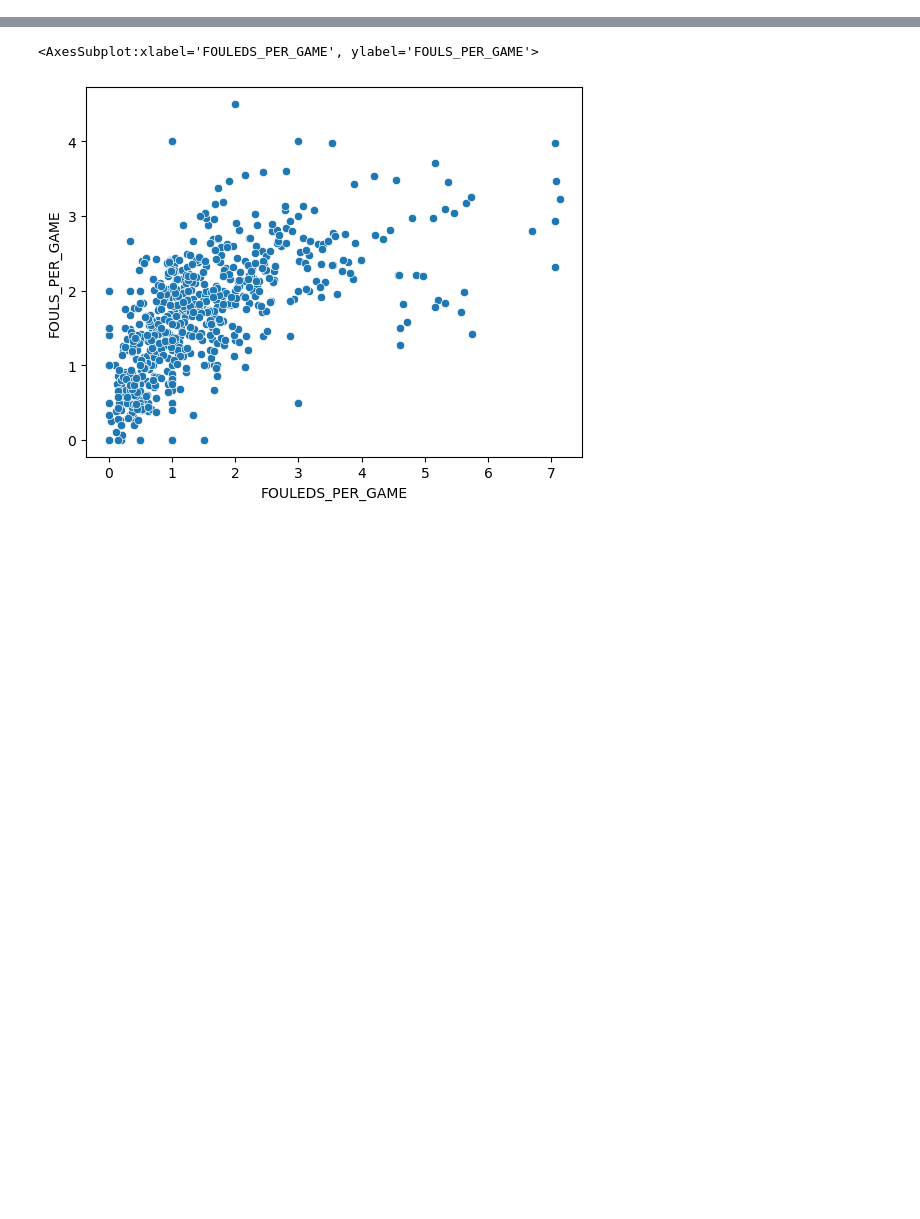
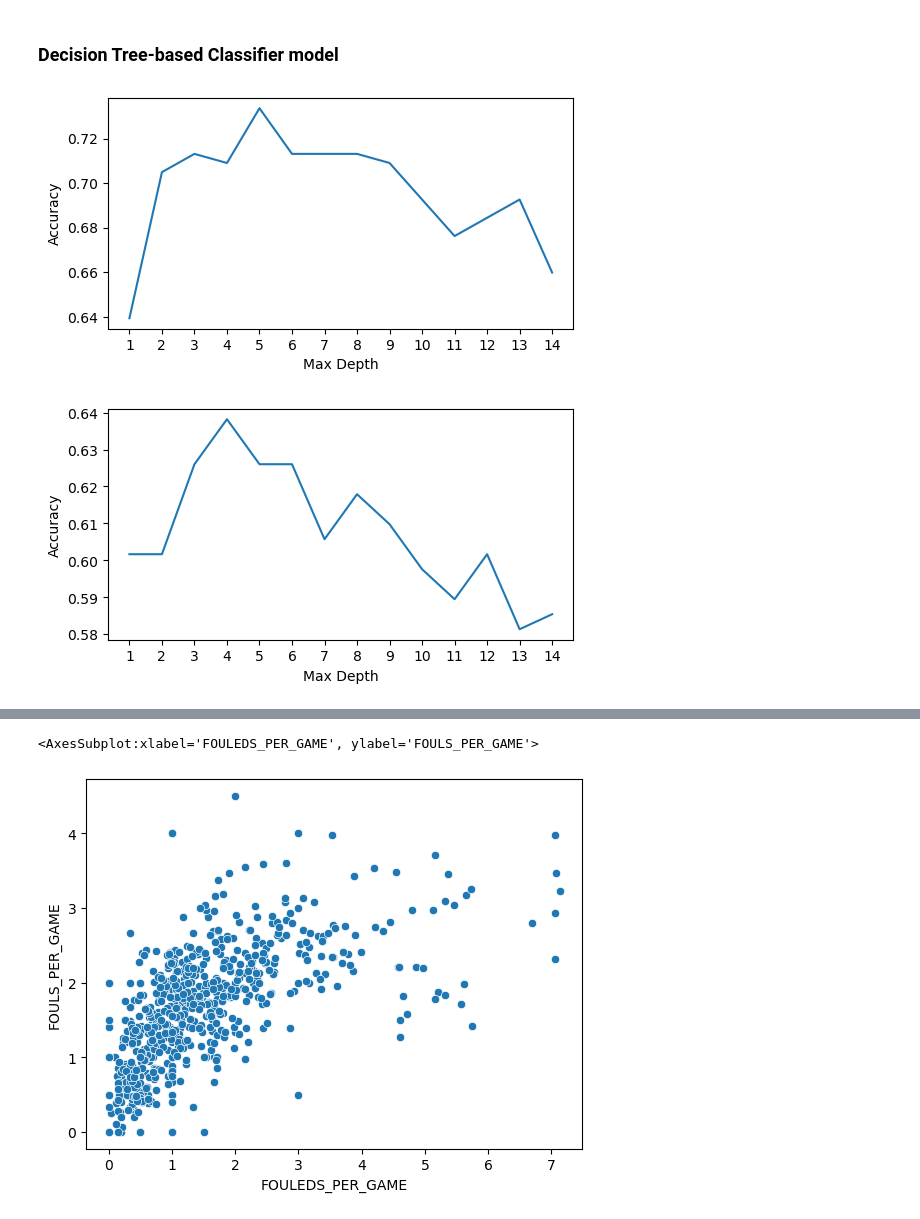
Before and after one commit to xctannn/ai-project, a Jupyter notebook: Question3.ipynb, the cells around one changed output, grey strips where cells are left out. Saved outputs shown, nothing was run; the diff lists cells and outputs as text; code cells hidden in the pictures; blank space fills up the shorter version.

```diff
--- a/Question3.ipynb
+++ b/Question3.ipynb
@@ -122,0 +216,6 @@ Text(0, 0.5, 'Fouls Committed Against')
+# %%
+df17_fieldGoalPct = df_2017.groupby('GAME_ID')[['EVENTMSGTYPE', 'HOMEDESCRIPTION', 'VISITORDESCRIPTION']].apply(lambda x: (x[x.EVENTMSGTYPE == 1].count()) / (x[(x.EVENTMSGTYPE == 1) | (x.EVENTMSGTYPE == 2)].count()))
+df18_fieldGoalPct = df_2018.groupby('GAME_ID')[['EVENTMSGTYPE', 'HOMEDESCRIPTION', 'VISITORDESCRIPTION']].apply(lambda x: (x[x.EVENTMSGTYPE == 1].count()) / (x[(x.EVENTMSGTYPE == 1) | (x.EVENTMSGTYPE == 2)].count()))
+
+df17_fieldGoalPct = df17_fieldGoalPct.drop('EVENTMSGTYPE', axis=1)
+df18_fieldGoalPct = df18_fieldGoalPct.drop('EVENTMSGTYPE', axis=1)
@@ -122,0 +243,46 @@ Text(0, 0.5, 'Fouls Committed Against')
+# %%
+fieldGoalPct17_X_Train = schedule_fieldGoalPct_wins_17[['HOME_FG_PCT', 'VISITOR_FG_PCT']]
+fieldGoalPct17_y_train = schedule_fieldGoalPct_wins_17['WINNER']
+
+fieldGoalPct18_X_Train = schedule_fieldGoalPct_wins_18[['HOME_FG_PCT', 'VISITOR_FG_PCT']]
+fieldGoalPct18_y_train = schedule_fieldGoalPct_wins_18['WINNER']
+
+# Split dataframe for training and testing classifer
+X_train_17, X_test_17, y_train_17, y_test_17 = train_test_split(fieldGoalPct17_X_Train, fieldGoalPct17_y_train, test_size=0.2, random_state=42)
+X_train_18, X_test_18, y_train_18, y_test_18 = train_test_split(fieldGoalPct18_X_Train, fieldGoalPct18_y_train, test_size=0.2, random_state=42)
+# %% [markdown]
+### Decision Tree-based Classifier model
+# %%
+# Getting the best value for max_depth parameter in classfication model
+# 2017/18 Dataset
+performance = []
+for max_d in range(1, 15):
+    model = DecisionTreeClassifier(max_depth=max_d, random_state=42)
+    model.fit(X_train_17, y_train_17)
+    y_pred = model.predict(X_test_17)
+    accuracy = accuracy_score(y_test_17, y_pred)
+    performance.append(accuracy)
+plt.figure(figsize=(6,3))
+plt.plot(range(1, 15), performance)
+plt.xticks(range(1, 15))
+plt.xlabel("Max Depth")
+plt.ylabel("Accuracy")
+plt.show()
+
+# 2018/19 Dataset
+performance = []
+for max_d in range(1, 15):
+    model = DecisionTreeClassifier(max_depth=max_d, random_state=42)
+    model.fit(X_train_18, y_train_18)
+    y_pred = model.predict(X_test_18)
+    accuracy = accuracy_score(y_test_18, y_pred)
+    performance.append(accuracy)
+plt.figure(figsize=(6,3))
+plt.plot(range(1, 15), performance)
+plt.xticks(range(1, 15))
+plt.xlabel("Max Depth")
+plt.ylabel("Accuracy")
+plt.show()
+# %% [output]
+[figure, added]
+[figure, added]
```
Also changed, not shown: parts of 122 cells of this notebook.
